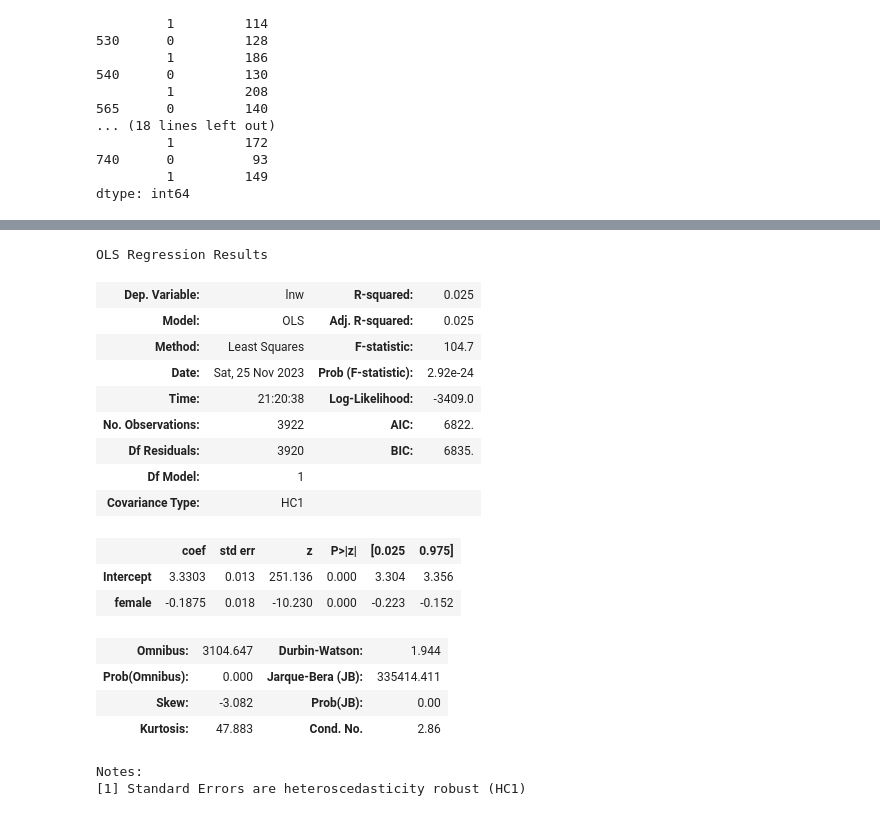
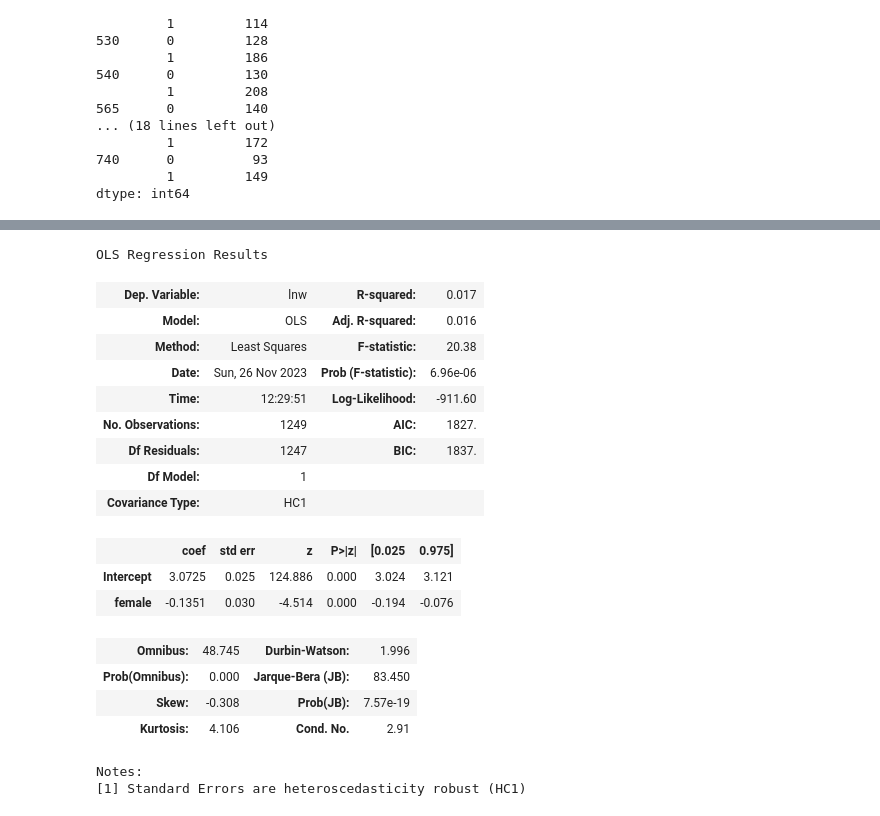
Before and after one commit to Jk33033/Data_Analysis2, a Jupyter notebook: assignment1.ipynb, the cells around one changed output, grey strips where cells are left out. Cells and saved outputs as stored; diff of their text form; code cells hidden in the pictures.

Commit message:
adding the gap with educational levels, and making document

```diff
--- a/assignment1.ipynb
+++ b/assignment1.ipynb
@@ -130,0 +138,13 @@ Notes:
+# %%
+##############################
+# Gender gap of logarithm wage is divided into three group based on “grade92”, which means the highest educational grade completed
+##############################
+data1 = data_all.loc[
+    (data_all["grade92"] >= 32) & (data_all["grade92"] <= 36), :
+].reset_index(drop=True)
+data2 = data_all.loc[
+    (data_all["grade92"] >= 37) & (data_all["grade92"] <= 41), :
+].reset_index(drop=True)
+data3 = data_all.loc[
+    (data_all["grade92"] >= 42) & (data_all["grade92"] <= 46), :
+].reset_index(drop=True)
@@ -131,23 +178,27 @@ Notes:
 # %%
-reg2 = smf.ols(formula="lnw~female", data=data).fit(cov_type="HC1")
+reg2 = smf.ols(formula="lnw~female", data=data2).fit(cov_type="HC1")
 reg2.summary()
+
+#The result is:
+#|t| = 4.514 > 1.96, which means it is statistically significant.
+#p = 0.000 < 0.05, which means it is statistically significant.
 # %% [output]
 OLS Regression Results
-| Dep. Variable: | lnw | R-squared: | 0.025 |
-| Model: | OLS | Adj. R-squared: | 0.025 |
-| Method: | Least Squares | F-statistic: | 104.7 |
-| Date: | Sat, 25 Nov 2023 | Prob (F-statistic): | 2.92e-24 |
-| Time: | 21:20:38 | Log-Likelihood: | -3409.0 |
-| No. Observations: | 3922 | AIC: | 6822. |
-| Df Residuals: | 3920 | BIC: | 6835. |
+| Dep. Variable: | lnw | R-squared: | 0.017 |
+| Model: | OLS | Adj. R-squared: | 0.016 |
+| Method: | Least Squares | F-statistic: | 20.38 |
+| Date: | Sun, 26 Nov 2023 | Prob (F-statistic): | 6.96e-06 |
+| Time: | 12:29:51 | Log-Likelihood: | -911.60 |
+| No. Observations: | 1249 | AIC: | 1827. |
+| Df Residuals: | 1247 | BIC: | 1837. |
 | Df Model: | 1 |  |  |
 | Covariance Type: | HC1 |  |  |
 |  | coef | std err | z | P>|z| | [0.025 | 0.975] |
-| Intercept | 3.3303 | 0.013 | 251.136 | 0.000 | 3.304 | 3.356 |
-| female | -0.1875 | 0.018 | -10.230 | 0.000 | -0.223 | -0.152 |
+| Intercept | 3.0725 | 0.025 | 124.886 | 0.000 | 3.024 | 3.121 |
+| female | -0.1351 | 0.030 | -4.514 | 0.000 | -0.194 | -0.076 |
-| Omnibus: | 3104.647 | Durbin-Watson: | 1.944 |
-| Prob(Omnibus): | 0.000 | Jarque-Bera (JB): | 335414.411 |
-| Skew: | -3.082 | Prob(JB): | 0.00 |
-| Kurtosis: | 47.883 | Cond. No. | 2.86 |
+| Omnibus: | 48.745 | Durbin-Watson: | 1.996 |
+| Prob(Omnibus): | 0.000 | Jarque-Bera (JB): | 83.450 |
+| Skew: | -0.308 | Prob(JB): | 7.57e-19 |
+| Kurtosis: | 4.106 | Cond. No. | 2.91 |
 Notes:
 [1] Standard Errors are heteroscedasticity robust (HC1)
```
Also changed, not shown: parts of 12 cells of this notebook, 4 other files.
